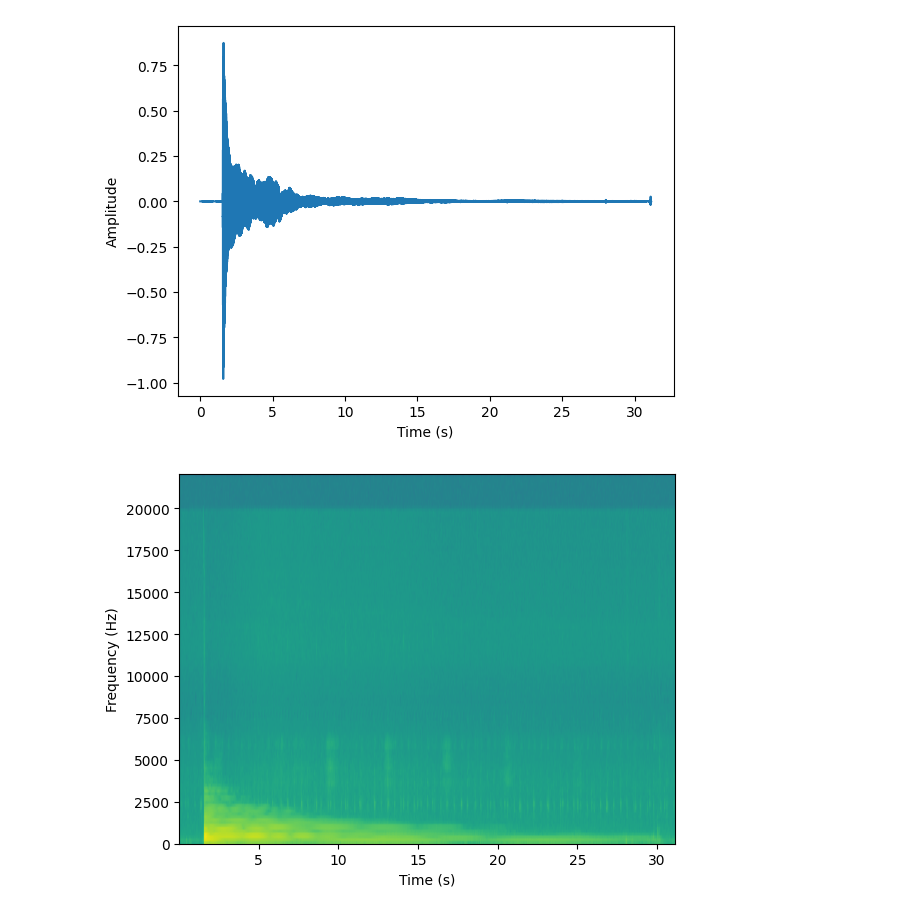
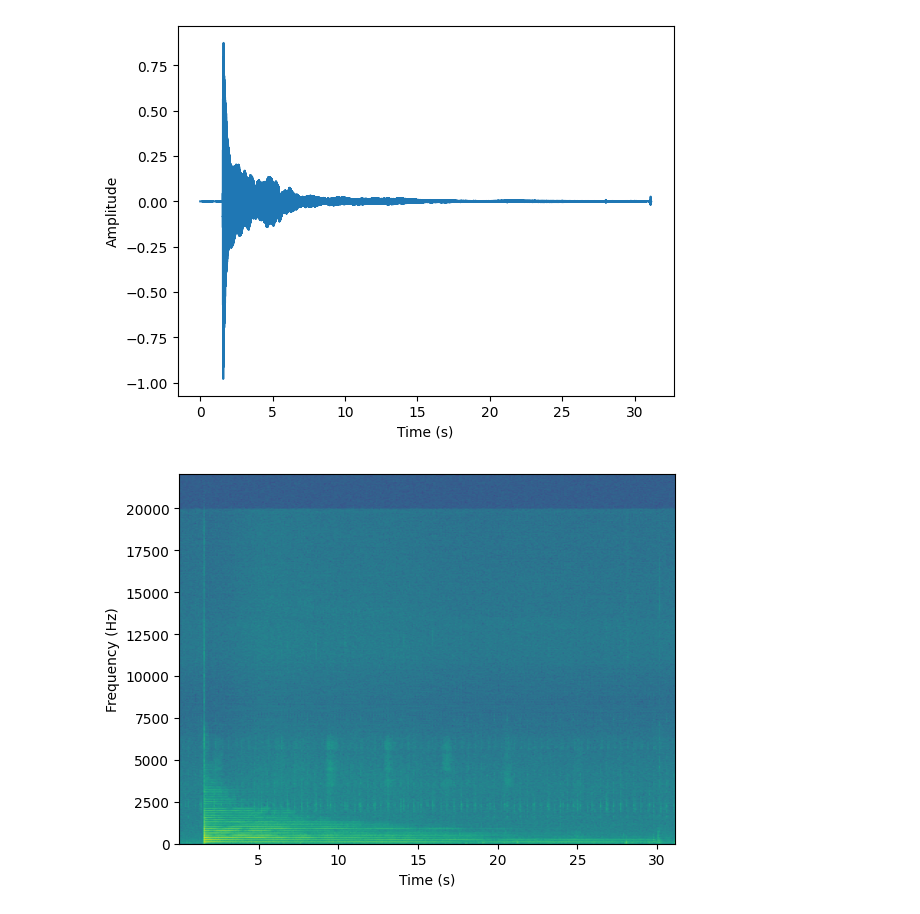
Before and after one commit to dapeef/score-sync, a Jupyter notebook: spectrogram.ipynb, the cells around one changed output. Cells and saved outputs as stored; diff of their text form; code cells hidden in the pictures.

```diff
--- a/spectrogram.ipynb
+++ b/spectrogram.ipynb
@@ -40,17 +40,17 @@ plt.show()
 # %%
 # Plot frequency
 
-NFFT : int = 2**8 # Number of samples per FFT block
+NFFT : int = 2**12 # Number of samples per FFT block
 
 Pxx, freqs, bins, im = plt.specgram(sound, NFFT=NFFT, Fs=sampling_freq)
 # The `specgram` method returns 4 objects. They are:
 # - Pxx: the periodogram
 # - freqs: the frequency vector
 # - bins: the centers of the time bins
 # - im: the .image.AxesImage instance representing the data in the plot
 plt.xlabel('Time (s)')
 plt.ylabel('Frequency (Hz)')
 
 plt.show()
 # %% [output]
-[figure, old version]
+[figure, new version]
```
Also changed, not shown: parts of 1 cell of this notebook, 4 other files.
